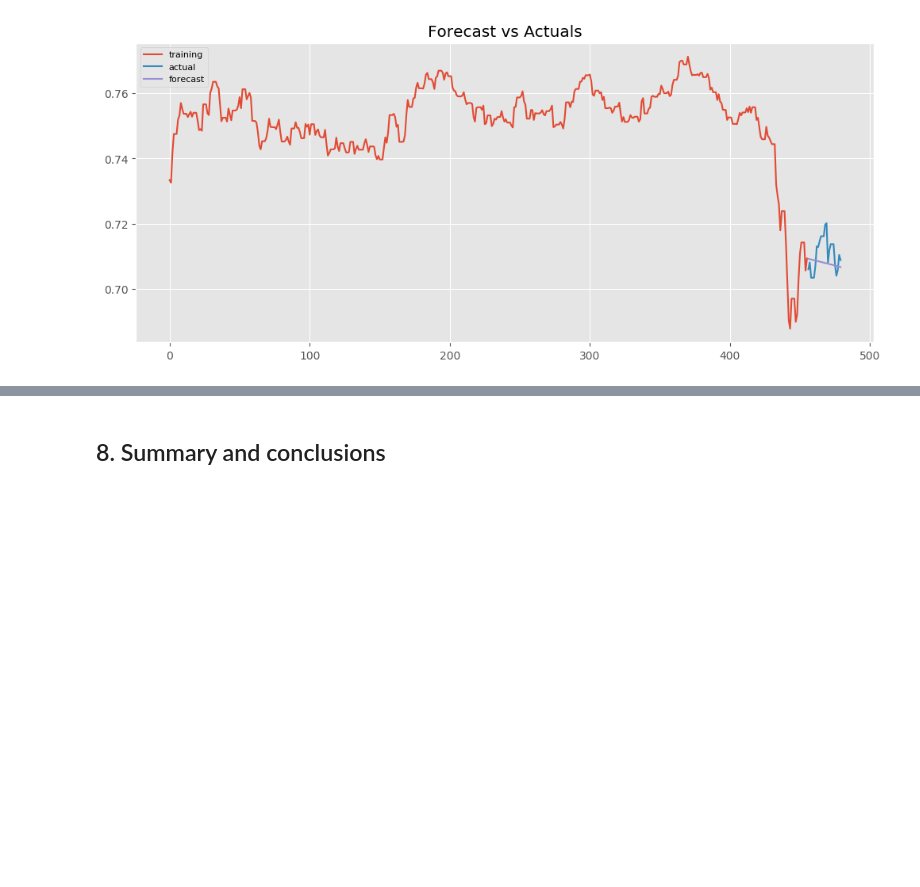
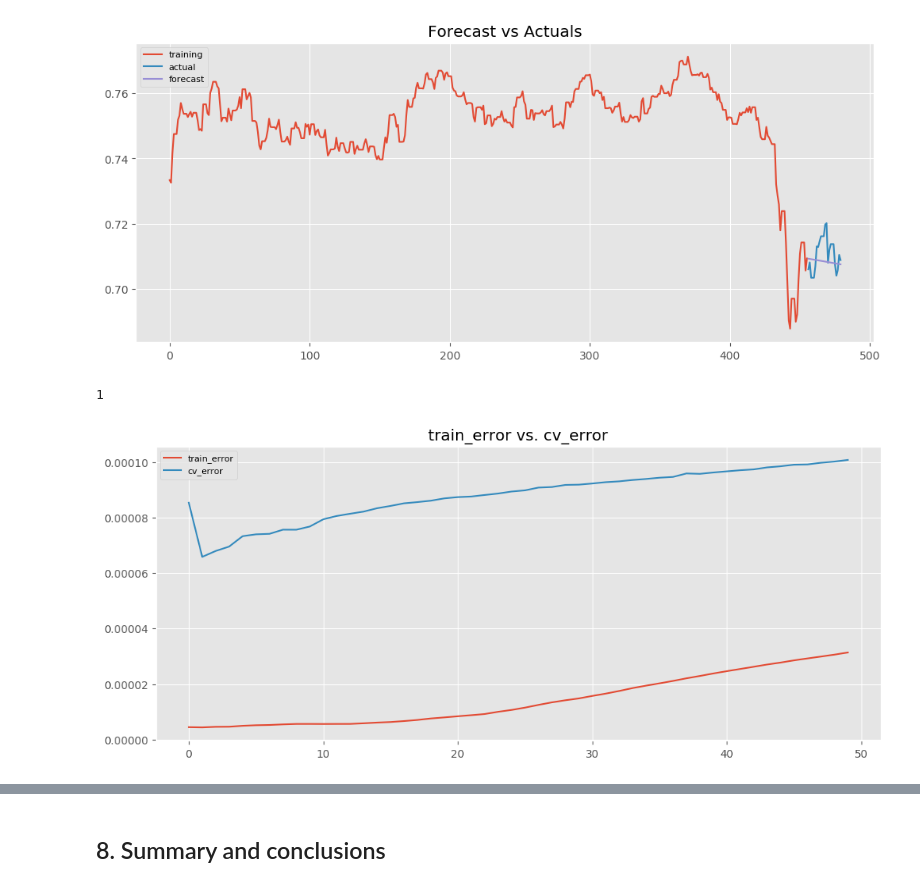
Before and after one commit to flizhou/CAD_USD_exchange_rate_predictor, a Jupyter notebook: scripts/eda.ipynb, the cells around one changed output, grey strips where cells are left out. Drawn from its saved outputs; the diff is of its cells as text; code cells hidden in the pictures; blank space fills up the shorter version.

Commit message:
Added kNN and lowess models #11

```diff
--- a/scripts/eda.ipynb
+++ b/scripts/eda.ipynb
@@ -690,5 +694,5 @@ trans['trans'], lamb = stats.boxcox(train.close)
 # %%
-trans['trans'] = trans.trans.diff()
+trans['trans'] = trans.trans_1.diff()
 # %%
 
 plt.figure(figsize=(12,5), dpi=100)
@@ -794,3 +811,40 @@ plt.legend(loc='upper left', fontsize=8)
 plt.show()
 # %% [output]
 [figure]
+# %%
+lag = 1
+n = 24  # number of steps to forecast
+response_col = ['close']
+df_lag = lag_df(train, lag, response_col).dropna()
+n_splits = 5
+tscv = TimeSeriesSplit(n_splits=n_splits)  # define the splitter
+# calculation loop
+k_dict = {'k':[], 'train_error':[], 'cv_error': []}
+
+for k in np.arange(1, 51):
+    model = KNeighborsRegressor(n_neighbors=k).fit(df_lag.drop(columns=response_col),
+                                    df_lag[response_col[0]])
+    k_dict['k'].append(k)
+    k_dict['train_error'].append(mean_squared_error(model.predict(df_lag.drop(columns=response_col)),
+                                                 df_lag[response_col[0]]))
+    k_dict['cv_error'].append(-cross_val_score(model,
+                                                  df_lag.drop(columns=response_col),
+                                                  df_lag[response_col[0]],
+                                              scoring='neg_mean_squared_error',
+                                                  cv=tscv).mean())
+
+k_df = pd.DataFrame(k_dict)
+# %%
+np.argmin(k_dict['cv_error'])
+# %% [output]
+1
+# %%
+plt.figure(figsize=(12,5), dpi=100)
+plt.plot(k_df.train_error, label='train_error')
+plt.plot(k_df.cv_error, label='cv_error')
+
+plt.title('train_error vs. cv_error')
+plt.legend(loc='upper left', fontsize=8)
+plt.show()
+# %% [output]
+[figure, added]
```
Also changed, not shown: parts of 22 cells of this notebook.
